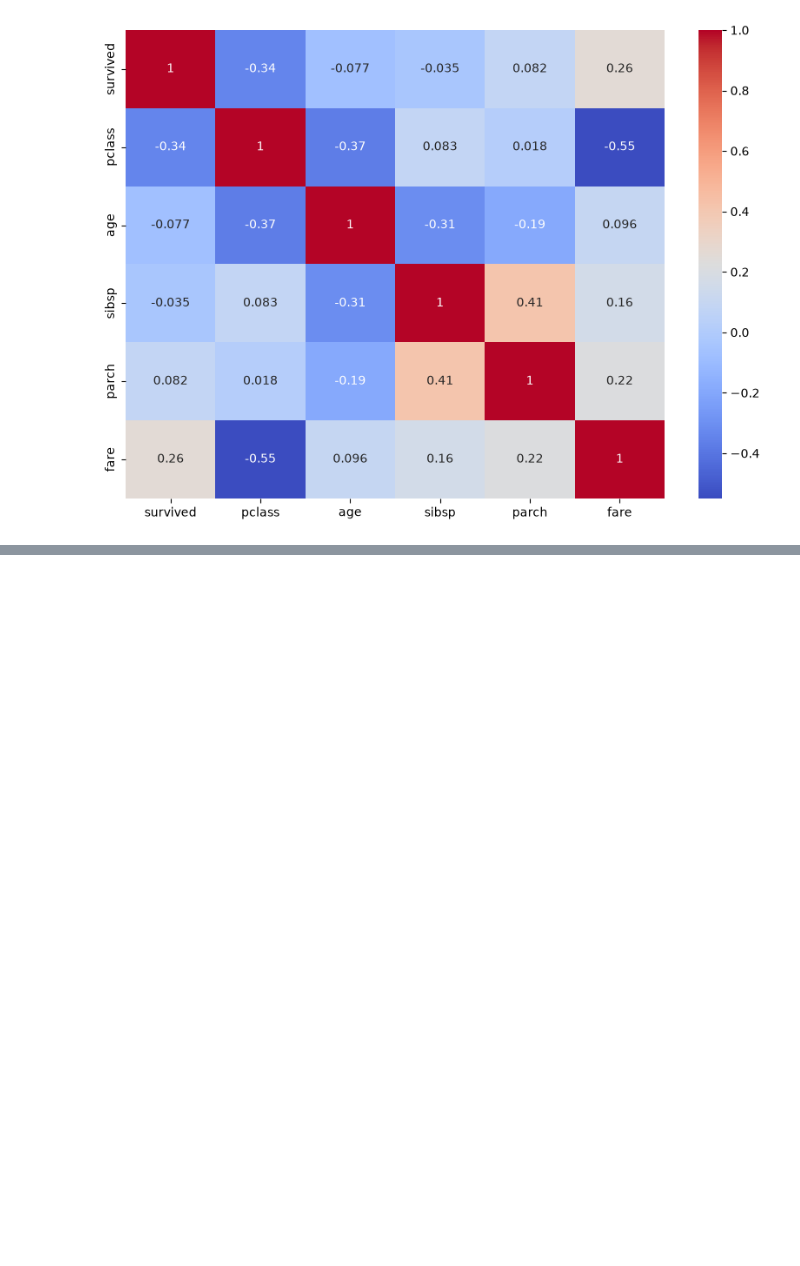
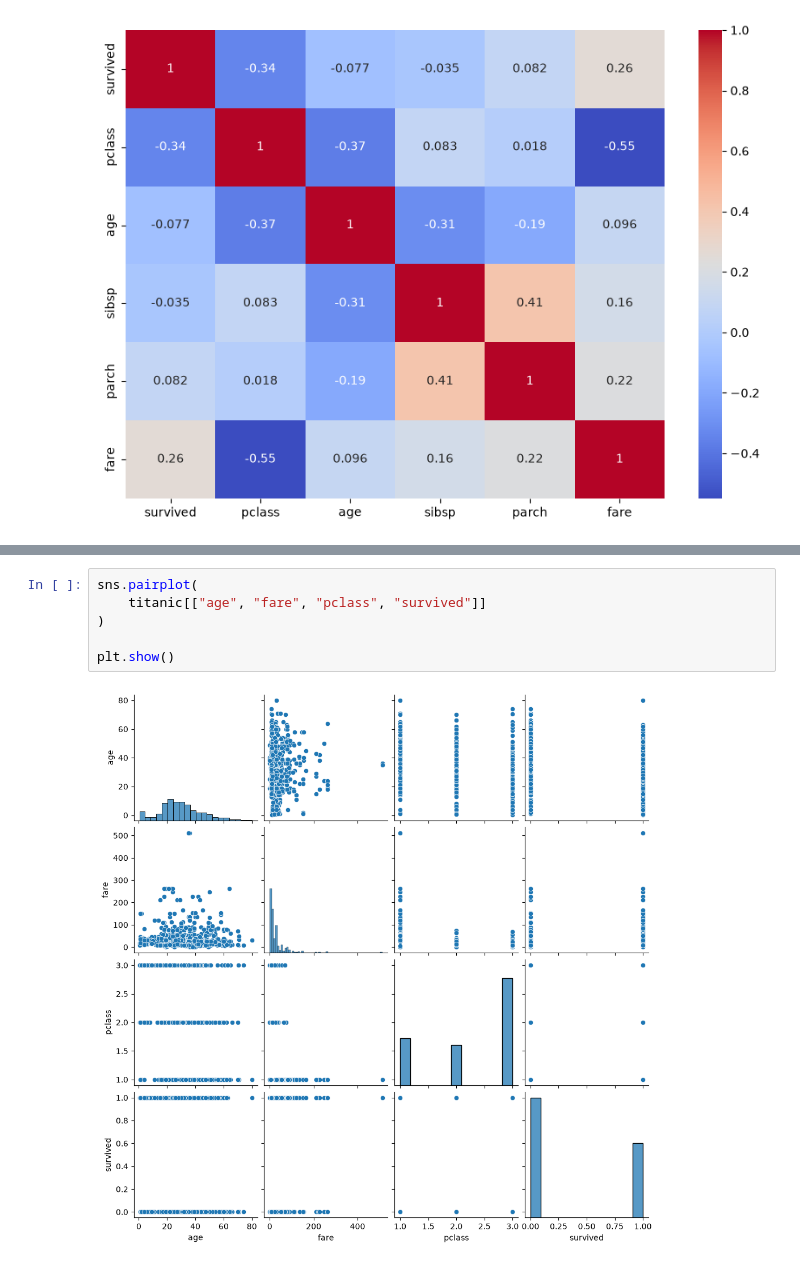
Before and after one commit to RituRai-03/Data-Visualization, a Jupyter notebook: Seaborn.ipynb, the cells around one changed output, grey strips where cells are left out. Drawn from its saved outputs; the diff is of its cells as text; blank space fills up the shorter version.

```diff
--- a/Seaborn.ipynb
+++ b/Seaborn.ipynb
@@ -301,0 +311,8 @@ plt.show()
+# %%
+sns.pairplot(
+    titanic[["age", "fare", "pclass", "survived"]]
+)
+
+plt.show()
+# %% [output]
+[figure, added]
```
Also changed, not shown: parts of 7 cells of this notebook.
